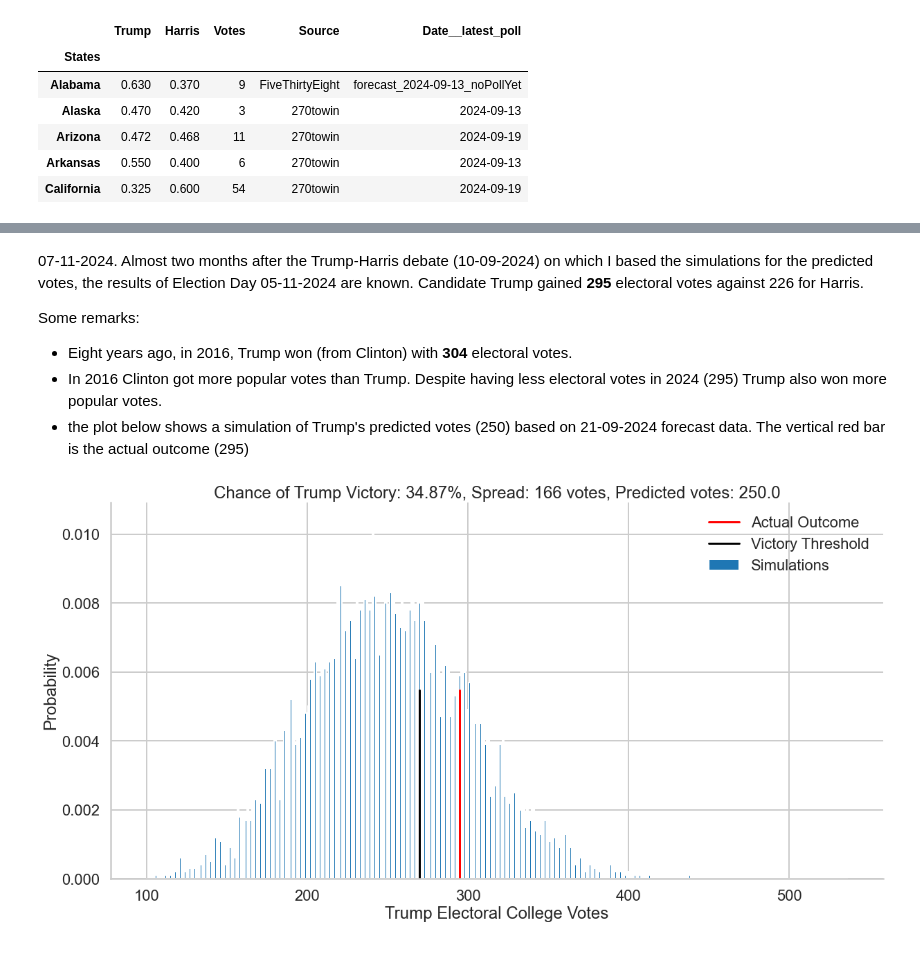
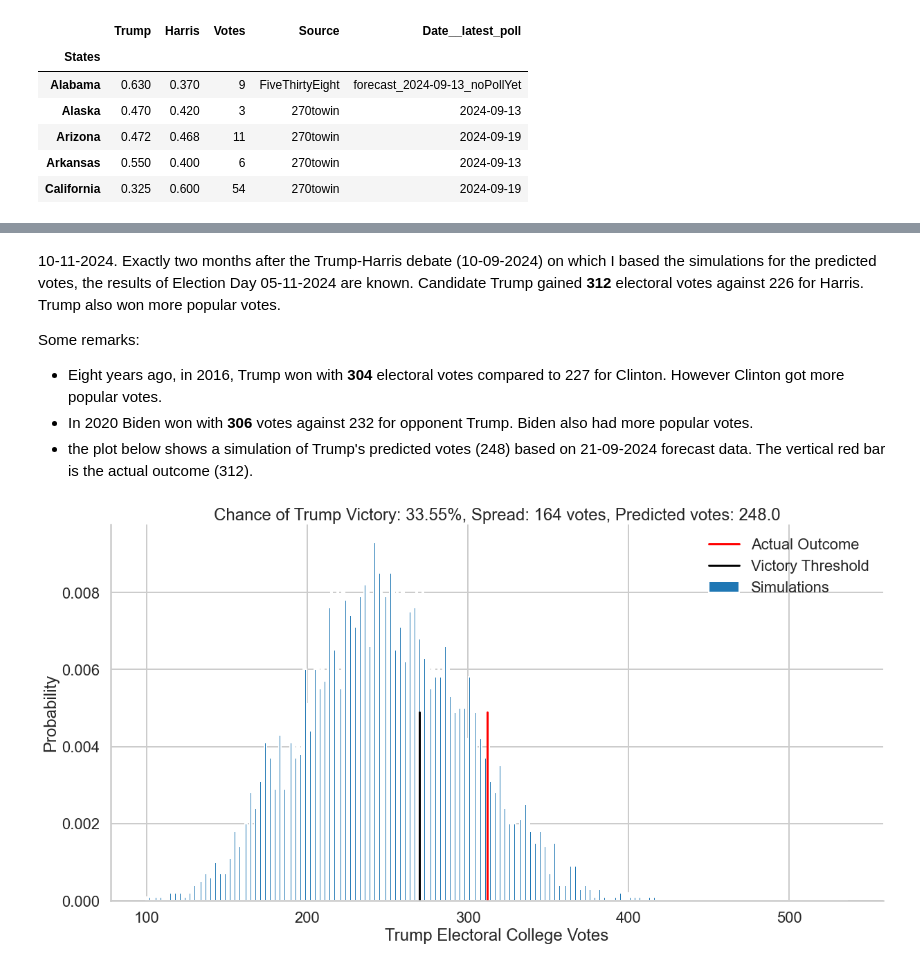
Before and after one commit to HodaAtWork/DS-miniatures, a Jupyter notebook: Python/Probability-Elections.ipynb, the cells around one changed output, grey strips where cells are left out. Saved outputs shown, nothing was run; the diff lists cells and outputs as text; code cells hidden in the pictures.

Commit message:
us 2024 presidential elections final results

```diff
--- a/Python/Probability-Elections.ipynb
+++ b/Python/Probability-Elections.ipynb
@@ -322,12 +322,12 @@ plot_simulation(result, candidate)
 # %% [markdown]
-07-11-2024. Almost two months after the Trump-Harris debate (10-09-2024) on which I based the simulations for the predicted votes, the results of Election Day 05-11-2024 are known. Candidate Trump gained <b>295</b> electoral votes against 226 for Harris.
+10-11-2024. Exactly two months after the Trump-Harris debate (10-09-2024) on which I based the simulations for the predicted votes, the results of Election Day 05-11-2024 are known. Candidate Trump gained <b>312</b> electoral votes against 226 for Harris. Trump also won more popular votes.
 
 Some remarks:
-* Eight years ago, in 2016, Trump won (from Clinton) with <b>304</b> electoral votes.
-* In 2016 Clinton got more popular votes than Trump. Despite having less electoral votes in 2024 (295) Trump also won more popular votes.
-* the plot below shows a simulation of Trump's predicted votes (250) based on 21-09-2024 forecast data. The vertical red bar is the actual outcome (295)
+* Eight years ago, in 2016, Trump won with <b>304</b> electoral votes compared to 227 for Clinton. However Clinton got more popular votes.
+* In 2020 Biden won with <b>306</b> votes against 232 for opponent Trump. Biden also had more popular votes.
+* the plot below shows a simulation of Trump's predicted votes (248) based on 21-09-2024 forecast data. The vertical red bar is the actual outcome (312).
 # %%
-# 5 november 2024
-plot_simulation(result, candidate, 295)
+# 5 november 2024 elections
+plot_simulation(result, candidate, 312)
 # %% [output]
-[figure, old version]
+[figure, new version]
```
Also changed, not shown: parts of 16 cells of this notebook.
